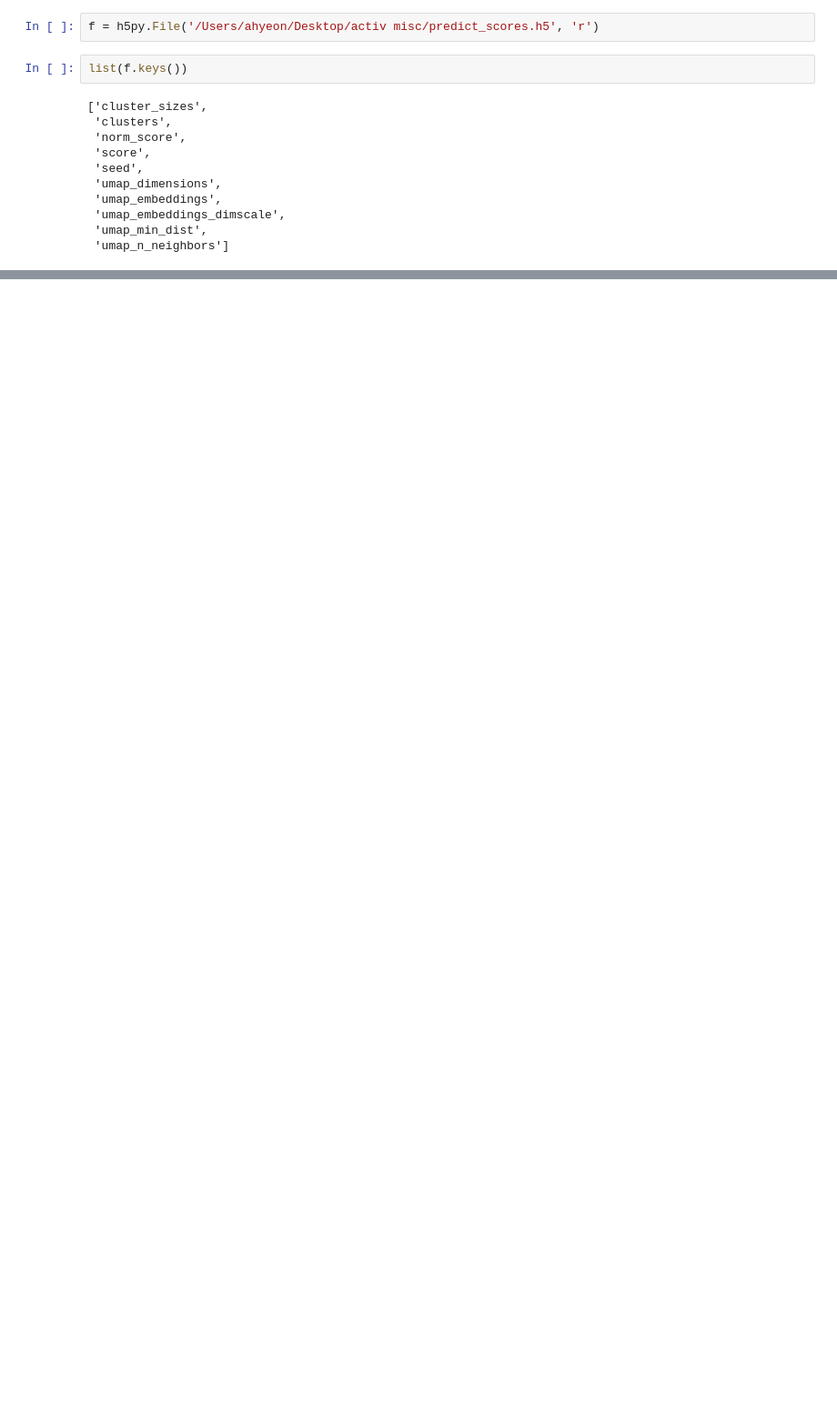
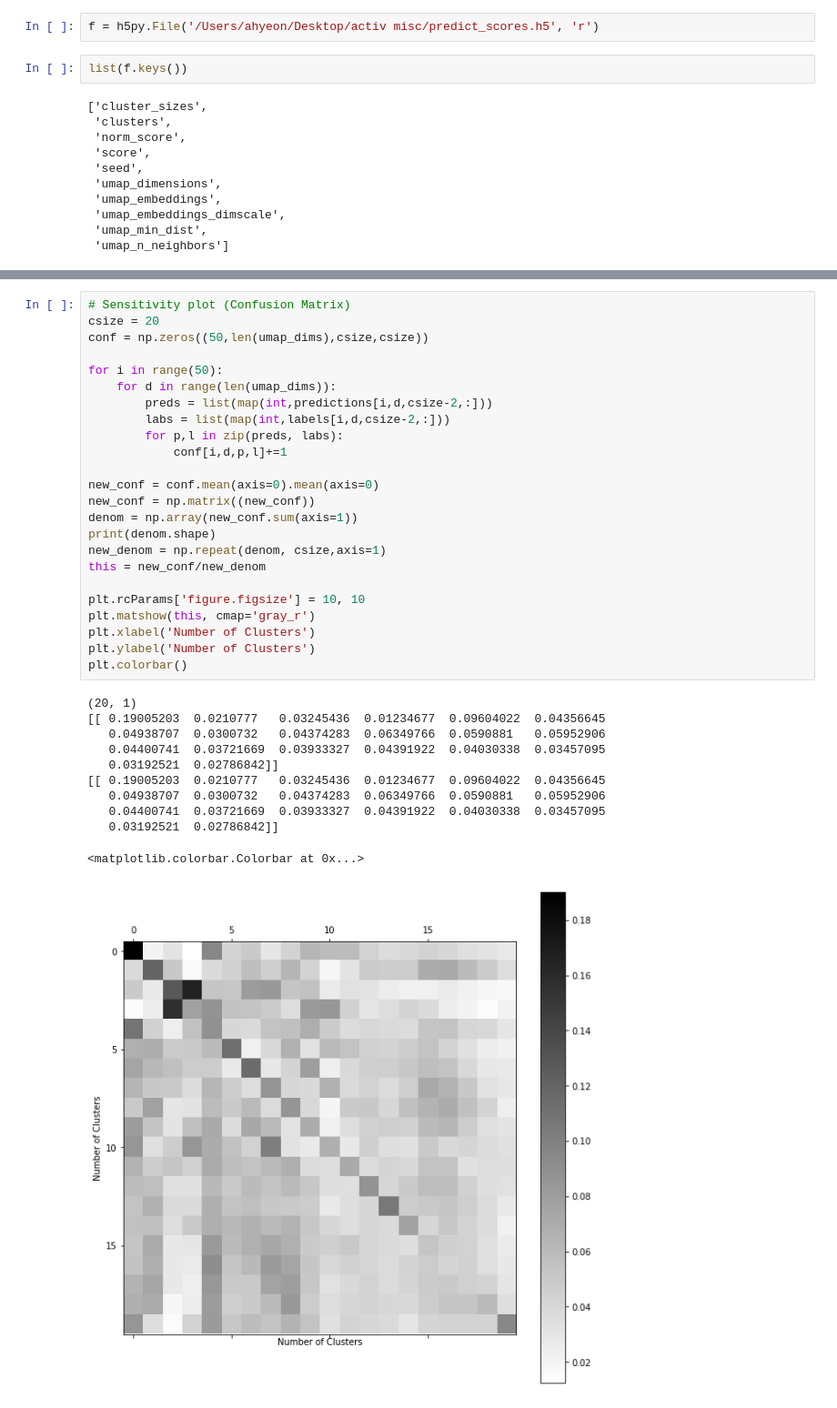
Before and after one commit to BouchardLab/ML_4_prec_prognosis, a Jupyter notebook: notebooks/predict_scores.ipynb, the cells around one changed output, grey strips where cells are left out. Shown at 91% size. Drawn from its saved outputs; the diff is of its cells as text; blank space fills up the shorter version.

```diff
--- a/notebooks/predict_scores.ipynb
+++ b/notebooks/predict_scores.ipynb
@@ -75,0 +88,36 @@ array([  0.,  15.,  21.,  12.,  13.,  36.,  27.,  13.,  18.,   2.,  38.,
+# %%
+# Sensitivity plot (Confusion Matrix)
+csize = 20
+conf = np.zeros((50,len(umap_dims),csize,csize))
+
+for i in range(50):
+    for d in range(len(umap_dims)):
+        preds = list(map(int,predictions[i,d,csize-2,:]))
+        labs = list(map(int,labels[i,d,csize-2,:]))
+        for p,l in zip(preds, labs):
+            conf[i,d,p,l]+=1
+
+new_conf = conf.mean(axis=0).mean(axis=0)
+new_conf = np.matrix((new_conf))
+denom = np.array(new_conf.sum(axis=1))
+print(denom.shape)
+new_denom = np.repeat(denom, csize,axis=1)
+this = new_conf/new_denom
+
+plt.rcParams['figure.figsize'] = 10, 10
+plt.matshow(this, cmap='gray_r')
+plt.xlabel('Number of Clusters')
+plt.ylabel('Number of Clusters')
+plt.colorbar()
+# %% [output]
+(20, 1)
+[[ 0.19005203  0.0210777   0.03245436  0.01234677  0.09604022  0.04356645
+   0.04938707  0.0300732   0.04374283  0.06349766  0.0590881   0.05952906
+   0.04400741  0.03721669  0.03933327  0.04391922  0.04030338  0.03457095
+   0.03192521  0.02786842]]
+[[ 0.19005203  0.0210777   0.03245436  0.01234677  0.09604022  0.04356645
+   0.04938707  0.0300732   0.04374283  0.06349766  0.0590881   0.05952906
+   0.04400741  0.03721669  0.03933327  0.04391922  0.04030338  0.03457095
+   0.03192521  0.02786842]]
+<matplotlib.colorbar.Colorbar at 0x...>
+[figure, added]
```
Also changed, not shown: parts of 13 cells of this notebook.
